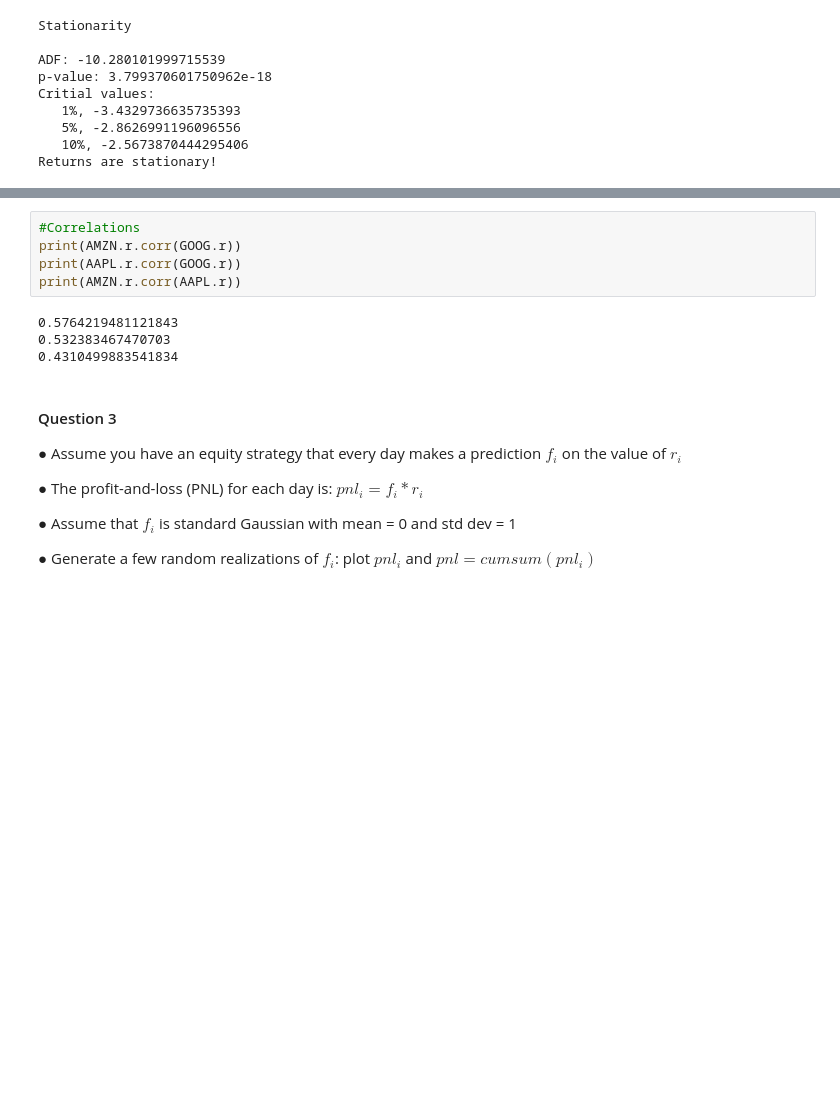
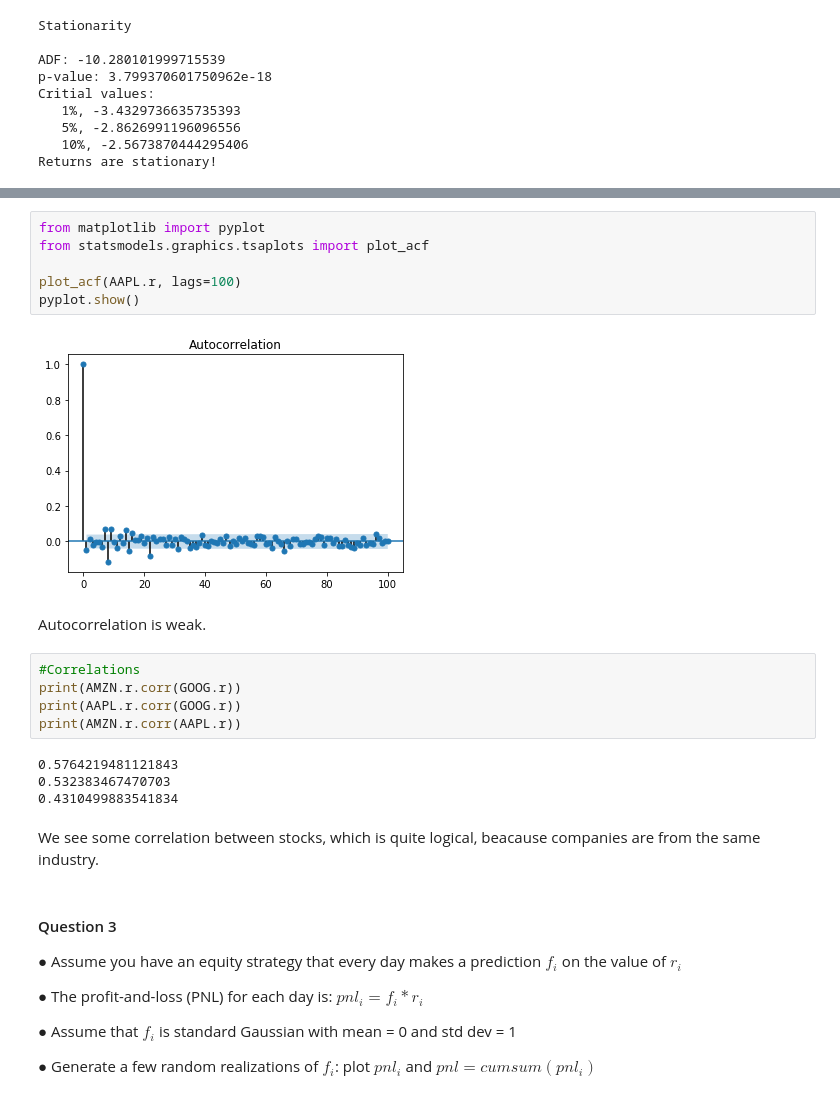
Before and after one commit to enotdima/particle_one, a Jupyter notebook: Particle_One.ipynb, the cells around one changed output, grey strips where cells are left out. Saved outputs shown, nothing was run; the diff lists cells and outputs as text; blank space fills up the shorter version.

```diff
--- a/Particle_One.ipynb
+++ b/Particle_One.ipynb
@@ -170,3 +162,13 @@ Name: r, Length: 2517, dtype: float64
+# %%
+from matplotlib import pyplot
+from statsmodels.graphics.tsaplots import plot_acf
+
+plot_acf(AAPL.r, lags=100)
+pyplot.show()
+# %% [output]
+[figure, added]
+# %% [markdown]
+Autocorrelation is weak.
 # %%
 #Correlations
 print(AMZN.r.corr(GOOG.r))
@@ -176,6 +178,8 @@ print(AMZN.r.corr(AAPL.r))
 0.5764219481121843
 0.532383467470703
 0.4310499883541834
+# %% [markdown]
+We see some correlation between stocks, which is quite logical, beacause companies are from the same industry.
 # %% [markdown]
 #### Question 3
 
```
Also changed, not shown: parts of 6 cells of this notebook.
